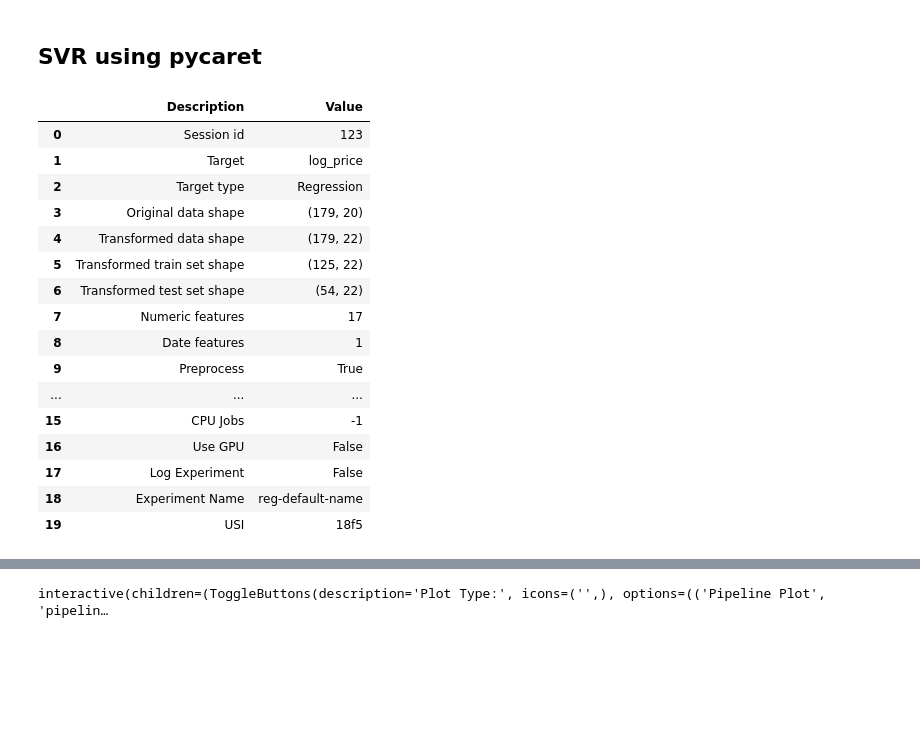
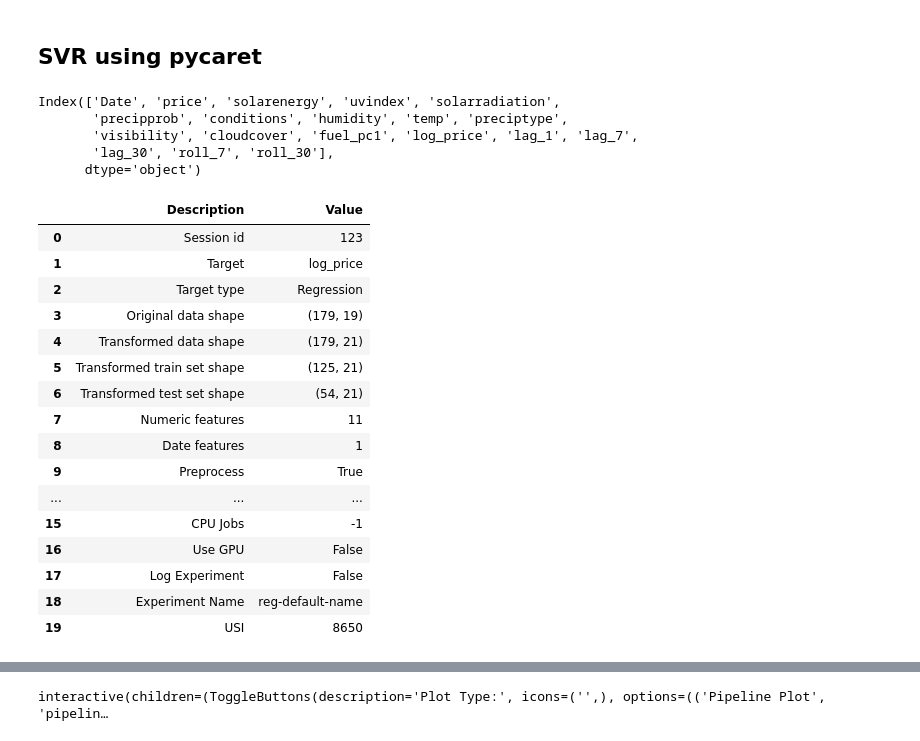
Before and after one commit to DVIlangamge/FYP--Rice-Price-Volatility-Analysis-and-Forecasting, a Jupyter notebook: FYP_Rice_price_predictions.ipynb, the cells around one changed output, grey strips where cells are left out. Drawn from its saved outputs; the diff is of its cells as text; code cells hidden in the pictures; blank space fills up the shorter version.

```diff
--- a/FYP_Rice_price_predictions.ipynb
+++ b/FYP_Rice_price_predictions.ipynb
@@ -2908,8 +2908,9 @@ Counter({'market': 5, 'latitude': 5, 'longitude': 5, 'temp': 5, 'dew': 5, 'humid
 # %% [markdown]
 # Modelling
 # %%
-final_data = merged_df[['Date','price', 'solarenergy', 'uvindex', 'solarradiation', 'precipprob', 'conditions',
-       'humidity', 'temp', 'preciptype', 'visibility', 'cloudcover','LAD', 'LSD']]
+final_data = merged_df[['Date','price', 'solarenergy', 'uvindex', 'solarradiation',
+       'precipprob', 'conditions', 'humidity', 'temp', 'preciptype',
+       'visibility', 'cloudcover', 'fuel_pc1']]
 # %% [markdown]
 ## Exploratory Data Analysis
 # %%
@@ -3083,30 +3087,37 @@ Index(['Date', 'price', 'solarenergy', 'uvindex', 'solarradiation',
 # Volatility Analysis
 # %% [markdown]
 ## SVR using pycaret
+# %%
+train_data.columns
+# %% [output]
+Index(['Date', 'price', 'solarenergy', 'uvindex', 'solarradiation',
+       'precipprob', 'conditions', 'humidity', 'temp', 'preciptype',
+       'visibility', 'cloudcover', 'fuel_pc1', 'log_price', 'lag_1', 'lag_7',
+       'lag_30', 'roll_7', 'roll_30'],
+      dtype='object')
 # %%
 from pycaret.regression import *
 # %%
 svr_s = setup(
     data= train_data,
     target='log_price',
     session_id=123,#can mention any number but cannot be duplicate
     numeric_features= ['solarenergy', 'uvindex', 'solarradiation',
        'precipprob', 'conditions', 'humidity', 'temp', 'preciptype',
-       'visibility', 'cloudcover', 'LAD', 'LSD', 'lag_1', 'lag_7',
-       'lag_30', 'roll_7', 'roll_30'],
+       'visibility', 'cloudcover', 'fuel_pc1'],
     fold_strategy='timeseries', # Ensures temporal integrity
     data_split_shuffle=False,     # Prevents random shuffling
     n_jobs=-1)
 # %% [output]
 |  | Description | Value |
 | 0 | Session id | 123 |
 | 1 | Target | log_price |
 | 2 | Target type | Regression |
-| 3 | Original data shape | (179, 20) |
-| 4 | Transformed data shape | (179, 22) |
-| 5 | Transformed train set shape | (125, 22) |
-| 6 | Transformed test set shape | (54, 22) |
-| 7 | Numeric features | 17 |
+| 3 | Original data shape | (179, 19) |
+| 4 | Transformed data shape | (179, 21) |
+| 5 | Transformed train set shape | (125, 21) |
+| 6 | Transformed test set shape | (54, 21) |
+| 7 | Numeric features | 11 |
 | 8 | Date features | 1 |
 | 9 | Preprocess | True |
 | ... | ... | ... |
@@ -3114,7 +3125,7 @@ svr_s = setup(
 | 16 | Use GPU | False |
 | 17 | Log Experiment | False |
 | 18 | Experiment Name | reg-default-name |
-| 19 | USI | 18f5 |
+| 19 | USI | 8650 |
 # %%
 svr = create_model('svm')
 # %% [output]
```
Also changed, not shown: parts of 47 cells of this notebook.
